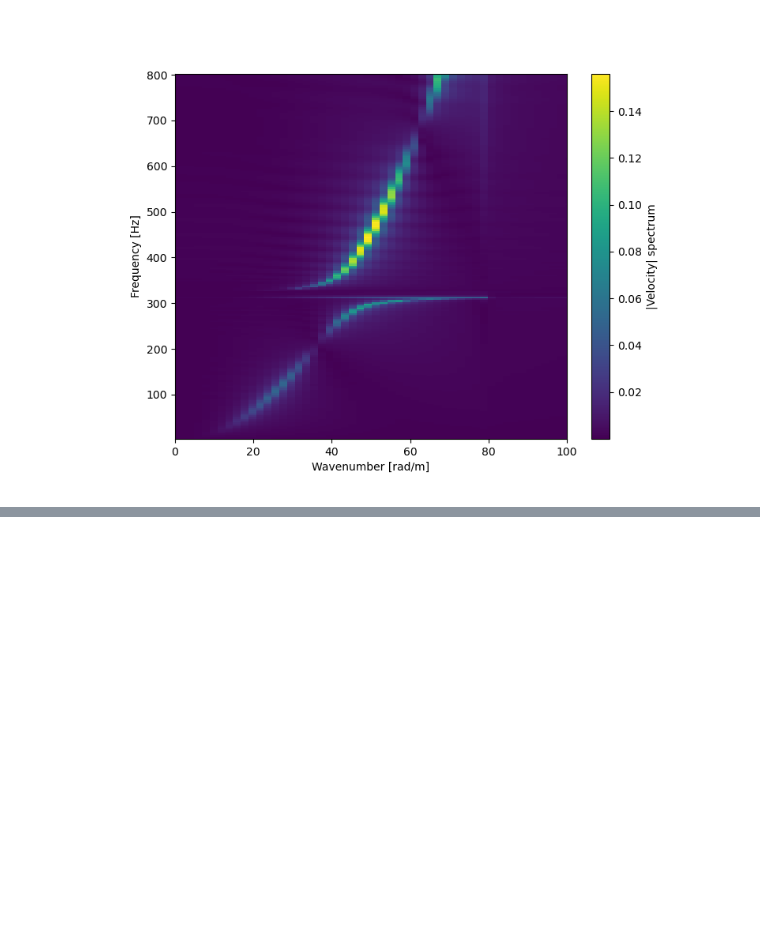
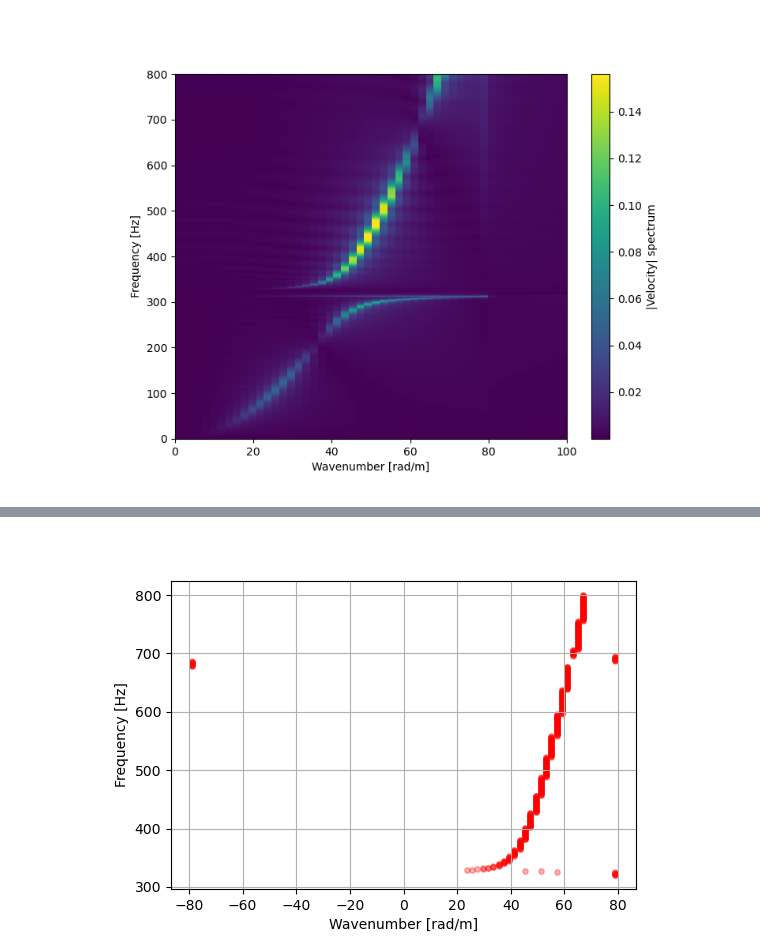
Before and after one commit to nimaet/Modeling, a Jupyter notebook: tasks/soliton/dispersion1.ipynb, the cells around one changed output, grey strips where cells are left out. Saved outputs shown, nothing was run; the diff lists cells and outputs as text; code cells hidden in the pictures; blank space fills up the shorter version.

```diff
--- a/tasks/soliton/dispersion1.ipynb
+++ b/tasks/soliton/dispersion1.ipynb
@@ -152,0 +124,33 @@ plt.show()
+# %%
+import numpy as np
+import matplotlib.pyplot as plt
+from matplotlib.widgets import LassoSelector
+from matplotlib.path import Path
+
+fig, ax = plt.subplots(figsize=(6,4))
+
+sc_all = ax.scatter(k_b, f_b, c='r', s=15, alpha=0.3)
+sc_sel = ax.scatter([], [], c='k', s=25)
+
+ax.set_xlabel('Wavenumber [rad/m]')
+ax.set_ylabel('Frequency [Hz]')
+ax.grid(True)
+
+pts = np.column_stack((k_b, f_b))
+selected = np.zeros(len(pts), dtype=bool)
+
+def onselect(verts):
+	path = Path(verts)
+	mask = path.contains_points(pts)
+	selected[:] = mask
+
+	# update scatter data (THIS is the key fix)
+	sc_all.set_offsets(pts[~selected])
+	sc_sel.set_offsets(pts[selected])
+
+	# plt.draw_idle()
+
+lasso = LassoSelector(ax, onselect)
+plt.show()
+# %% [output]
+[figure, added]
```
Also changed, not shown: parts of 9 cells of this notebook.
